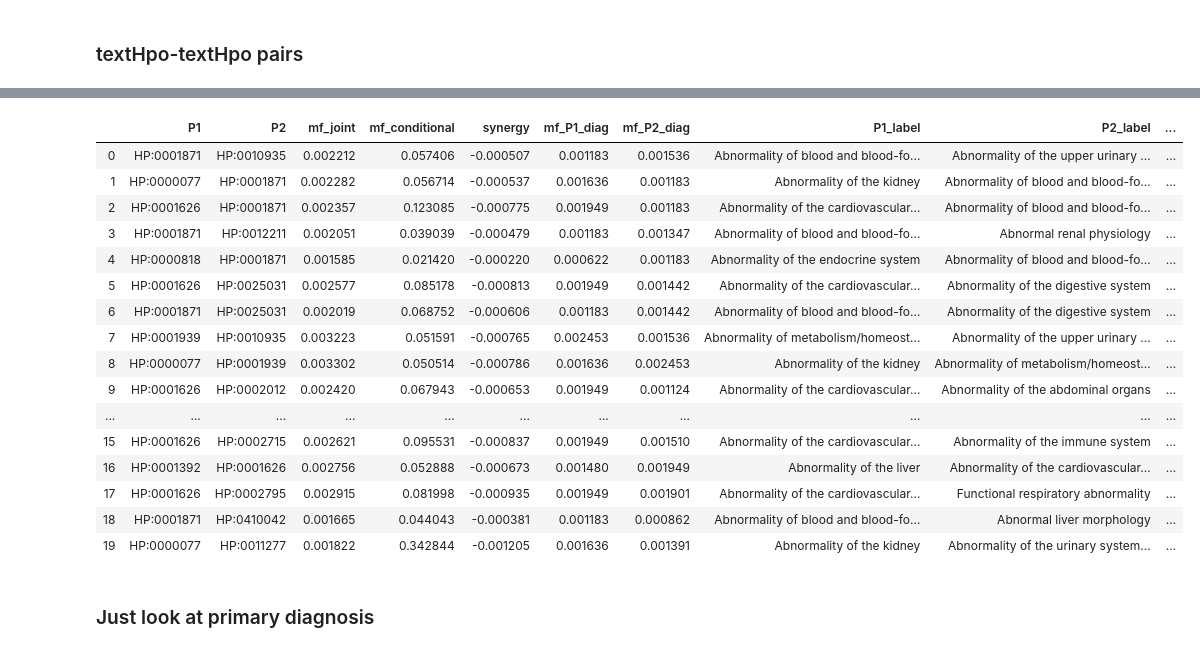
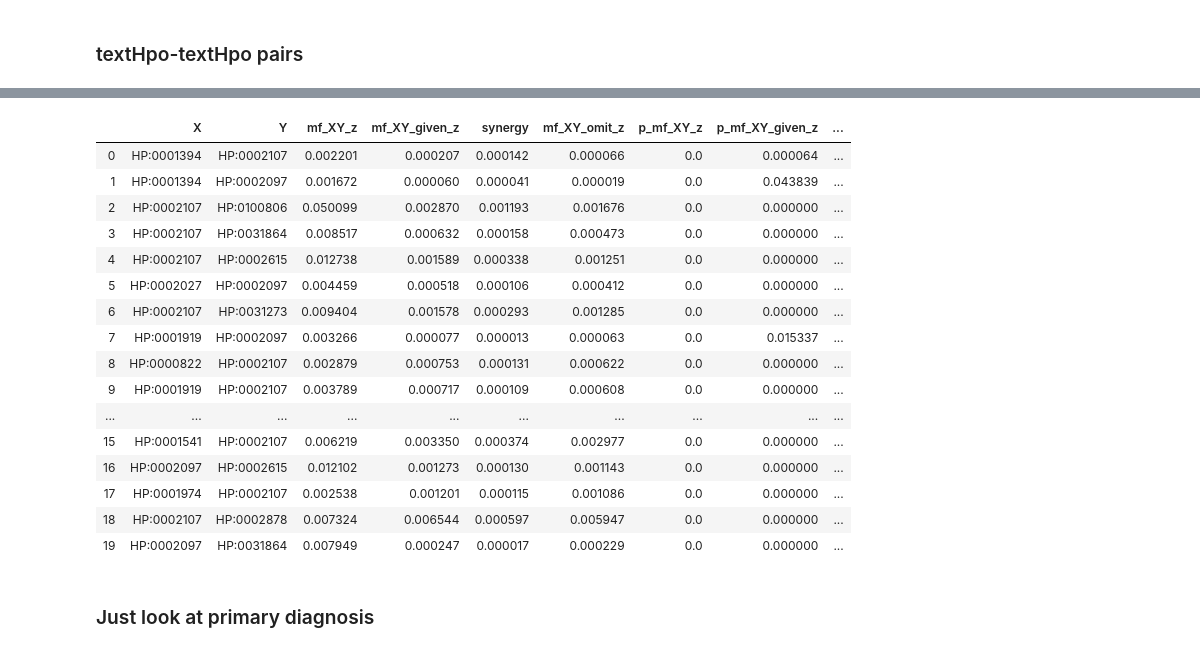
Before and after one commit to TheJacksonLaboratory/MIMIC_HPO, a Jupyter notebook: src/main/notebooks/interpretation.ipynb, the cells around one changed output, grey strips where cells are left out. Cells and saved outputs as stored; diff of their text form; code cells hidden in the pictures.

```diff
--- a/src/main/notebooks/interpretation.ipynb
+++ b/src/main/notebooks/interpretation.ipynb
@@ -459,19 +470,24 @@ df_mf_vs_conditional_mf.head()
 # %%
 disease = '038'
 mf_diagnosis_phenotypes = mf.MutualInfoXYz(summaries_diagnosis_textHpo_textHpo[disease])
+p_values = load_p_values('../../../data/mf_regarding_diseases/primary_only/{}/p_value_textHpo_textHpo_038_primary_only.obj'.format(disease))
 
-df_mf_Xz, df_mf_Yz, df_mf_XY_z = mf_dateframes(mf_diagnosis_phenotypes)
+df_mf_Xz, df_mf_Yz, df_mf_XY_z = mf_dataframes(mf_diagnosis_phenotypes, p_values['mf_Xz'], p_values['mf_Yz'], \
+                                               p_values['mf_XY_z'], p_values['mf_XY_given_z'], p_values['synergy'], \
+                                              p_values['mf_XY_omit_z'])
 df_mf_XY_z_filtered = filter_df(df_mf_Xz, df_mf_Yz, df_mf_XY_z)
 # %%
-df_mf_XY_z_filtered['P1_label'] = np.array([hpo.term_id2name_map().get(termid) for termid in df_mf_XY_z_filtered.P1])
-df_mf_XY_z_filtered['P2_label'] = np.array([hpo.term_id2name_map().get(termid) for termid in df_mf_XY_z_filtered.P2])
-df_mf_XY_z_filtered.sort_values(by='mf_joint', ascending=False).head(n=20)
+df_mf_XY_z_filtered['P1_label'] = np.array([hpo.term_id2name_map().get(termid) for termid in df_mf_XY_z_filtered.X])
+df_mf_XY_z_filtered['P2_label'] = np.array([hpo.term_id2name_map().get(termid) for termid in df_mf_XY_z_filtered.Y])
+df_mf_XY_z_filtered.sort_values(by='mf_XY_z', ascending=False).head(n=20)
 df_mf_joint_vs_individual = df_mf_XY_z_filtered \
-    .sort_values(by='mf_joint', ascending=False) \
+    .sort_values(by='mf_XY_z', ascending=False) \
     .reset_index(drop=True) \
-    .rename(columns={'mf_joint': 'mf_P1P2_diag'}) \
-    .loc[:, ['P1', 'P2', 'mf_P1_diag', 'mf_P2_diag', 'mf_P1P2_diag', 'P1_label', 'P2_label']]
+    .rename(columns={'X': 'P1', 'Y': 'P2',
+                     'mf_Xz': 'mf_P1_diag', 'mf_Yz': 'mf_P2_diag', 'mf_XY_z': 'mf_P1P2_diag',
+                    'p_mf_Xz': 'p_mf_P1_diag', 'p_mf_Yz': 'p_mf_P2_diag', 'p_mf_XY_z': 'p_mf_P1P2_diag'}) \
+    .loc[:, ['P1', 'P2', 'mf_P1_diag', 'mf_P2_diag', 'mf_P1P2_diag','p_mf_P1_diag', 'p_mf_P2_diag', 'p_mf_P1P2_diag', 'P1_label', 'P2_label']]
 
-#df_mf_joint_vs_individual.to_csv('../../../data/mf_regarding_diseases/primary_only/df_mf_joint_vs_individual_labHpo_labHpo_{}.csv'.format(disease))
+df_mf_joint_vs_individual.to_csv('../../../data/mf_regarding_diseases/primary_only/df_mf_joint_vs_individual_textHpo_textHpo_{}.csv'.format(disease))
 df_mf_joint_vs_individual.head()
 # %% [output]
@@ -509,28 +537,32 @@ df_mf_XY_z_filtered.sort_values(by='synergy', ascending=False).head(n=20)
 # %%
-df_mf_vs_conditional_mf = df_mf_XY_z_filtered \
-    .merge(df_mf_labHpo_labHpo.loc[:, ['P1', 'P2', 'mf']] \
-            .rename(columns={'mf': 'mf_overall'}), on = ['P1', 'P2'], how = 'left')
+df_mf_vs_conditional_mf = df_mf_XY_z_filtered
 df_mf_vs_conditional_mf = df_mf_vs_conditional_mf \
-    .assign(mf_ratio=df_mf_vs_conditional_mf.mf_conditional/df_mf_vs_conditional_mf.mf_overall) \
+    .assign(mf_ratio=df_mf_vs_conditional_mf.mf_XY_given_z/df_mf_vs_conditional_mf.mf_XY_omit_z) \
     .sort_values(by='mf_ratio', ascending=False) \
     .reset_index(drop=True)
-df_mf_vs_conditional_mf.loc[:, ['P1', 'P2', 'mf_overall', 'mf_conditional', 'mf_ratio', 'P1_label', 'P2_label']].to_csv('../../../data/mf_regarding_diseases/primary_only/df_mf_ratio_textHpo_textHpo_{}.csv'.format(disease))
+df_mf_vs_conditional_mf \
+    .rename(columns={'X': 'P1', 'Y': 'P2',
+                     'mf_Xz': 'mf_P1_diag', 'mf_Yz': 'mf_P2_diag', 'mf_XY_z': 'mf_P1P2_diag', 'mf_XY_given_z': 'mf_P1P2_given_diag',
+                    'p_mf_Xz': 'p_mf_P1_diag', 'p_mf_Yz': 'p_mf_P2_diag', 'p_mf_XY_z': 'p_mf_P1P2_diag', 'p_mf_XY_given_z': 'p_mf_P1P2_given_diag',
+                    'mf_XY_omit_z': 'mf_P1P2_omit_diag', 'p_mf_XY_omit_z': 'p_mf_P1P2_omit_diag'}) \
+    .loc[:, ['P1', 'P2', 'mf_P1P2_omit_diag', 'mf_P1P2_given_diag', 'p_mf_P1P2_omit_diag', 'p_mf_P1P2_given_diag', 'mf_ratio', 'P1_label', 'P2_label']] \
+    .to_csv('../../../data/mf_regarding_diseases/primary_only/df_mf_ratio_textHpo_textHpo_{}.csv'.format(disease))
 df_mf_vs_conditional_mf.head(n=20)
 # %% [output]
-|  | P1 | P2 | mf_joint | mf_conditional | synergy | mf_P1_diag | mf_P2_diag | P1_label | P2_label | ... |
-| 0 | HP:0001871 | HP:0010935 | 0.002212 | 0.057406 | -0.000507 | 0.001183 | 0.001536 | Abnormality of blood and blood-fo... | Abnormality of the upper urinary ... | ... |
-| 1 | HP:0000077 | HP:0001871 | 0.002282 | 0.056714 | -0.000537 | 0.001636 | 0.001183 | Abnormality of the kidney | Abnormality of blood and blood-fo... | ... |
-| 2 | HP:0001626 | HP:0001871 | 0.002357 | 0.123085 | -0.000775 | 0.001949 | 0.001183 | Abnormality of the cardiovascular... | Abnormality of blood and blood-fo... | ... |
-| 3 | HP:0001871 | HP:0012211 | 0.002051 | 0.039039 | -0.000479 | 0.001183 | 0.001347 | Abnormality of blood and blood-fo... | Abnormal renal physiology | ... |
-| 4 | HP:0000818 | HP:0001871 | 0.001585 | 0.021420 | -0.000220 | 0.000622 | 0.001183 | Abnormality of the endocrine system | Abnormality of blood and blood-fo... | ... |
-| 5 | HP:0001626 | HP:0025031 | 0.002577 | 0.085178 | -0.000813 | 0.001949 | 0.001442 | Abnormality of the cardiovascular... | Abnormality of the digestive system | ... |
-| 6 | HP:0001871 | HP:0025031 | 0.002019 | 0.068752 | -0.000606 | 0.001183 | 0.001442 | Abnormality of blood and blood-fo... | Abnormality of the digestive system | ... |
-| 7 | HP:0001939 | HP:0010935 | 0.003223 | 0.051591 | -0.000765 | 0.002453 | 0.001536 | Abnormality of metabolism/homeost... | Abnormality of the upper urinary ... | ... |
-| 8 | HP:0000077 | HP:0001939 | 0.003302 | 0.050514 | -0.000786 | 0.001636 | 0.002453 | Abnormality of the kidney | Abnormality of metabolism/homeost... | ... |
-| 9 | HP:0001626 | HP:0002012 | 0.002420 | 0.067943 | -0.000653 | 0.001949 | 0.001124 | Abnormality of the cardiovascular... | Abnormality of the abdominal organs | ... |
-| ... | ... | ... | ... | ... | ... | ... | ... | ... | ... | ... |
-| 15 | HP:0001626 | HP:0002715 | 0.002621 | 0.095531 | -0.000837 | 0.001949 | 0.001510 | Abnormality of the cardiovascular... | Abnormality of the immune system | ... |
-| 16 | HP:0001392 | HP:0001626 | 0.002756 | 0.052888 | -0.000673 | 0.001480 | 0.001949 | Abnormality of the liver | Abnormality of the cardiovascular... | ... |
-| 17 | HP:0001626 | HP:0002795 | 0.002915 | 0.081998 | -0.000935 | 0.001949 | 0.001901 | Abnormality of the cardiovascular... | Functional respiratory abnormality | ... |
-| 18 | HP:0001871 | HP:0410042 | 0.001665 | 0.044043 | -0.000381 | 0.001183 | 0.000862 | Abnormality of blood and blood-fo... | Abnormal liver morphology | ... |
-| 19 | HP:0000077 | HP:0011277 | 0.001822 | 0.342844 | -0.001205 | 0.001636 | 0.001391 | Abnormality of the kidney | Abnormality of the urinary system... | ... |
+|  | X | Y | mf_XY_z | mf_XY_given_z | synergy | mf_XY_omit_z | p_mf_XY_z | p_mf_XY_given_z | ... |
+| 0 | HP:0001394 | HP:0002107 | 0.002201 | 0.000207 | 0.000142 | 0.000066 | 0.0 | 0.000064 | ... |
+| 1 | HP:0001394 | HP:0002097 | 0.001672 | 0.000060 | 0.000041 | 0.000019 | 0.0 | 0.043839 | ... |
+| 2 | HP:0002107 | HP:0100806 | 0.050099 | 0.002870 | 0.001193 | 0.001676 | 0.0 | 0.000000 | ... |
+| 3 | HP:0002107 | HP:0031864 | 0.008517 | 0.000632 | 0.000158 | 0.000473 | 0.0 | 0.000000 | ... |
+| 4 | HP:0002107 | HP:0002615 | 0.012738 | 0.001589 | 0.000338 | 0.001251 | 0.0 | 0.000000 | ... |
+| 5 | HP:0002027 | HP:0002097 | 0.004459 | 0.000518 | 0.000106 | 0.000412 | 0.0 | 0.000000 | ... |
+| 6 | HP:0002107 | HP:0031273 | 0.009404 | 0.001578 | 0.000293 | 0.001285 | 0.0 | 0.000000 | ... |
+| 7 | HP:0001919 | HP:0002097 | 0.003266 | 0.000077 | 0.000013 | 0.000063 | 0.0 | 0.015337 | ... |
+| 8 | HP:0000822 | HP:0002107 | 0.002879 | 0.000753 | 0.000131 | 0.000622 | 0.0 | 0.000000 | ... |
+| 9 | HP:0001919 | HP:0002107 | 0.003789 | 0.000717 | 0.000109 | 0.000608 | 0.0 | 0.000000 | ... |
+| ... | ... | ... | ... | ... | ... | ... | ... | ... | ... |
+| 15 | HP:0001541 | HP:0002107 | 0.006219 | 0.003350 | 0.000374 | 0.002977 | 0.0 | 0.000000 | ... |
+| 16 | HP:0002097 | HP:0002615 | 0.012102 | 0.001273 | 0.000130 | 0.001143 | 0.0 | 0.000000 | ... |
+| 17 | HP:0001974 | HP:0002107 | 0.002538 | 0.001201 | 0.000115 | 0.001086 | 0.0 | 0.000000 | ... |
+| 18 | HP:0002107 | HP:0002878 | 0.007324 | 0.006544 | 0.000597 | 0.005947 | 0.0 | 0.000000 | ... |
+| 19 | HP:0002097 | HP:0031864 | 0.007949 | 0.000247 | 0.000017 | 0.000229 | 0.0 | 0.000000 | ... |
```
Also changed, not shown: parts of 20 cells of this notebook, 1 other file.
